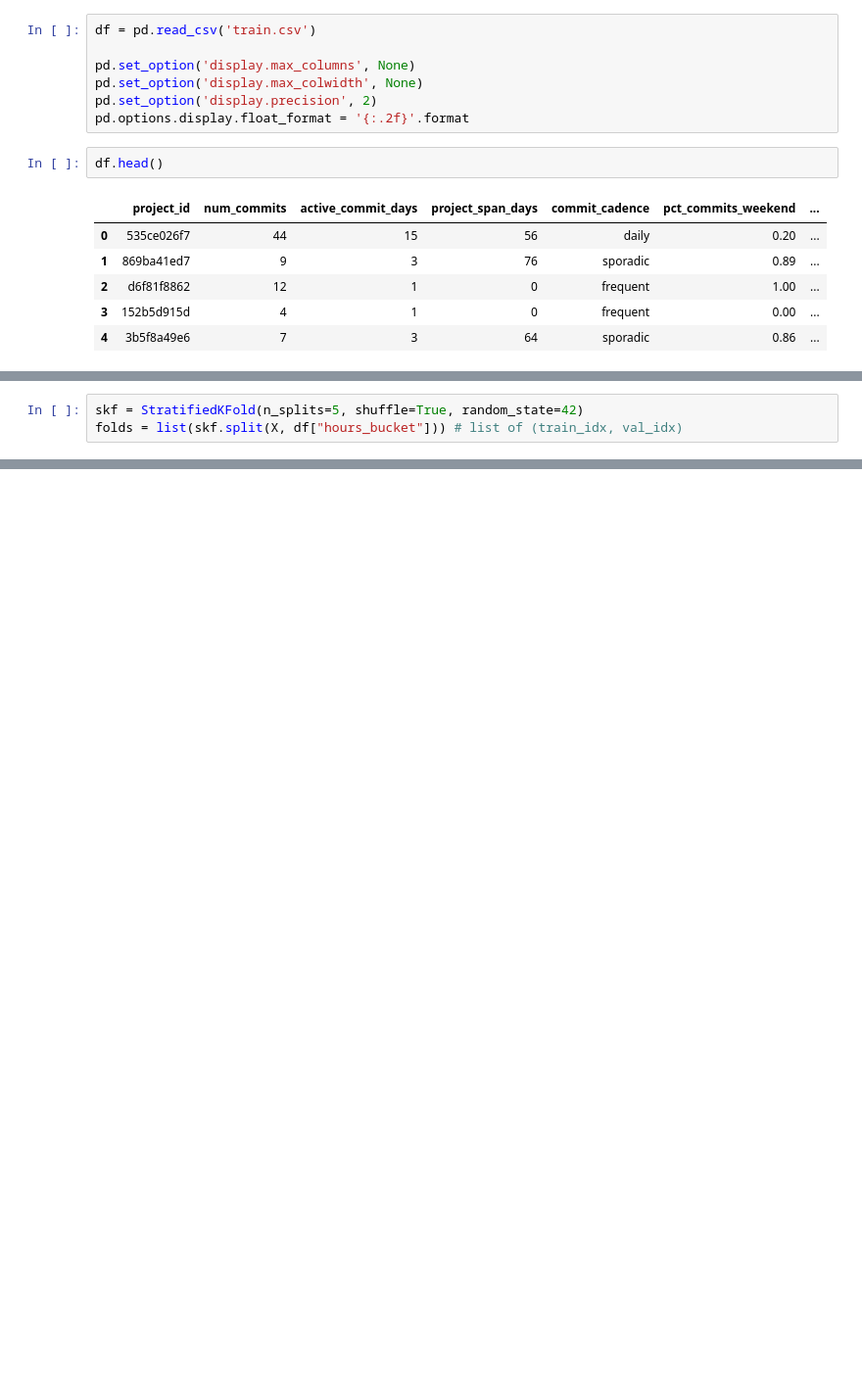
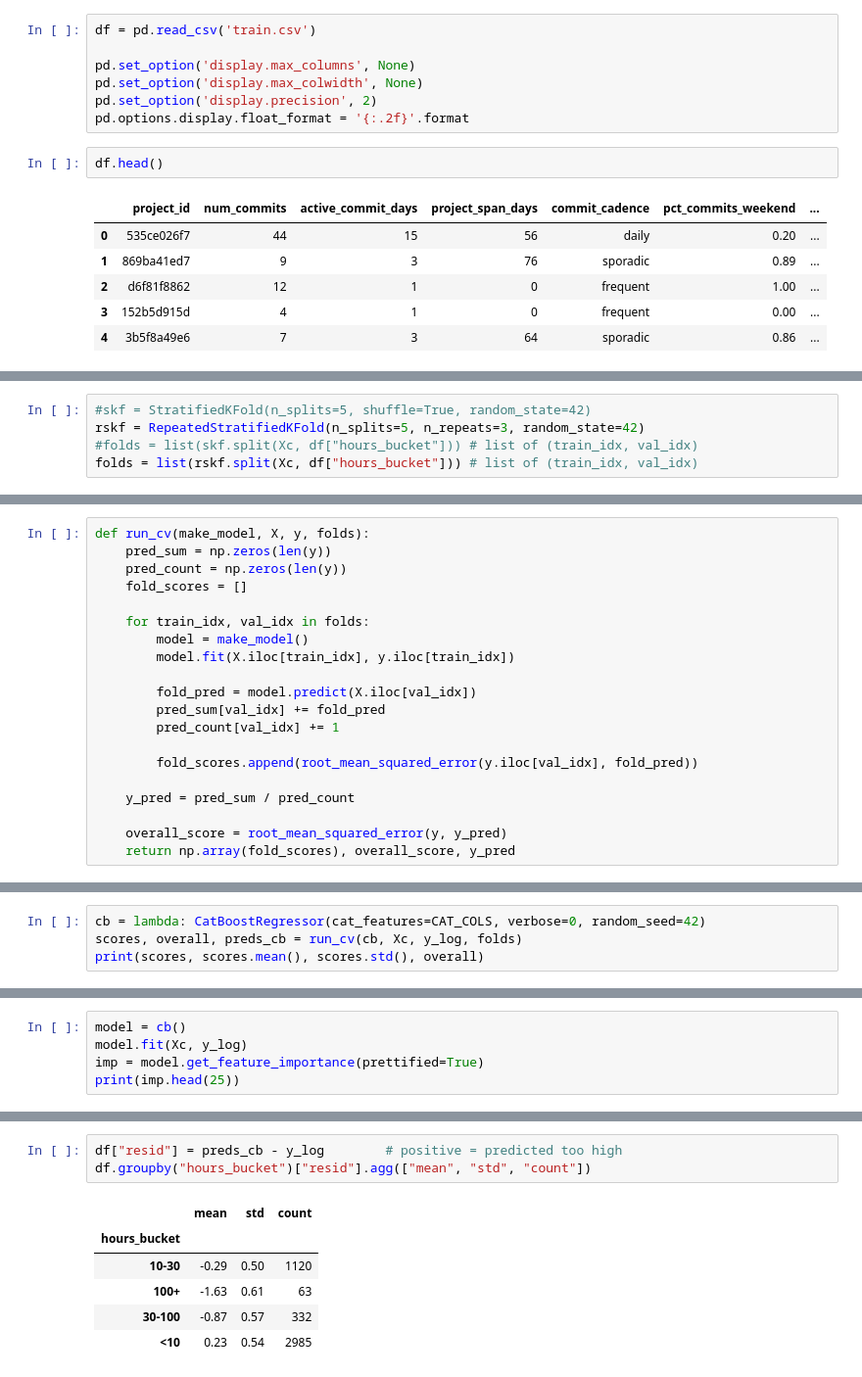
Before and after one commit to sophia0805/Hour-Detective, a Jupyter notebook: main.ipynb, the cells around one changed output, grey strips where cells are left out. Shown at 98% size. Saved outputs shown, nothing was run; the diff lists cells and outputs as text; blank space fills up the shorter version.

Commit message:
try catboost and dummy model

```diff
--- a/main.ipynb
+++ b/main.ipynb
@@ -47,3 +94,5 @@ y = df["hours_spent"]
 # %%
-skf = StratifiedKFold(n_splits=5, shuffle=True, random_state=42)
-folds = list(skf.split(X, df["hours_bucket"])) # list of (train_idx, val_idx)
+#skf = StratifiedKFold(n_splits=5, shuffle=True, random_state=42)
+rskf = RepeatedStratifiedKFold(n_splits=5, n_repeats=3, random_state=42)
+#folds = list(skf.split(Xc, df["hours_bucket"])) # list of (train_idx, val_idx)
+folds = list(rskf.split(Xc, df["hours_bucket"])) # list of (train_idx, val_idx)
@@ -49,0 +106,20 @@ folds = list(skf.split(X, df["hours_bucket"])) # list of (train_idx, val_idx)
+# %%
+def run_cv(make_model, X, y, folds):
+    pred_sum = np.zeros(len(y))
+    pred_count = np.zeros(len(y))
+    fold_scores = []
+
+    for train_idx, val_idx in folds:
+        model = make_model()
+        model.fit(X.iloc[train_idx], y.iloc[train_idx])
+
+        fold_pred = model.predict(X.iloc[val_idx])
+        pred_sum[val_idx] += fold_pred
+        pred_count[val_idx] += 1
+
+        fold_scores.append(root_mean_squared_error(y.iloc[val_idx], fold_pred))
+
+    y_pred = pred_sum / pred_count
+
+    overall_score = root_mean_squared_error(y, y_pred)
+    return np.array(fold_scores), overall_score, y_pred
@@ -49,0 +133,4 @@ folds = list(skf.split(X, df["hours_bucket"])) # list of (train_idx, val_idx)
+# %%
+cb = lambda: CatBoostRegressor(cat_features=CAT_COLS, verbose=0, random_seed=42)
+scores, overall, preds_cb = run_cv(cb, Xc, y_log, folds)
+print(scores, scores.mean(), scores.std(), overall)
@@ -49,0 +139,5 @@ folds = list(skf.split(X, df["hours_bucket"])) # list of (train_idx, val_idx)
+# %%
+model = cb()
+model.fit(Xc, y_log)
+imp = model.get_feature_importance(prettified=True)
+print(imp.head(25))
@@ -49,0 +162,10 @@ folds = list(skf.split(X, df["hours_bucket"])) # list of (train_idx, val_idx)
+# %%
+df["resid"] = preds_cb - y_log        # positive = predicted too high
+df.groupby("hours_bucket")["resid"].agg(["mean", "std", "count"])
+# %% [output]
+|  | mean | std | count |
+| hours_bucket |  |  |  |
+| 10-30 | -0.29 | 0.50 | 1120 |
+| 100+ | -1.63 | 0.61 | 63 |
+| 30-100 | -0.87 | 0.57 | 332 |
+| <10 | 0.23 | 0.54 | 2985 |
```
Also changed, not shown: parts of 8 cells of this notebook, 4 other files.
